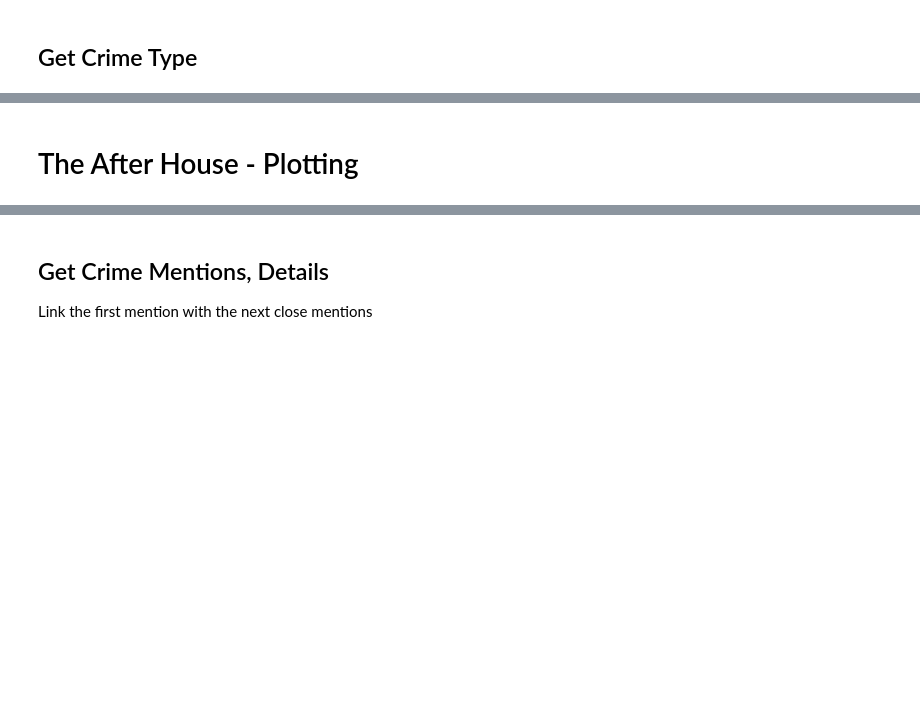
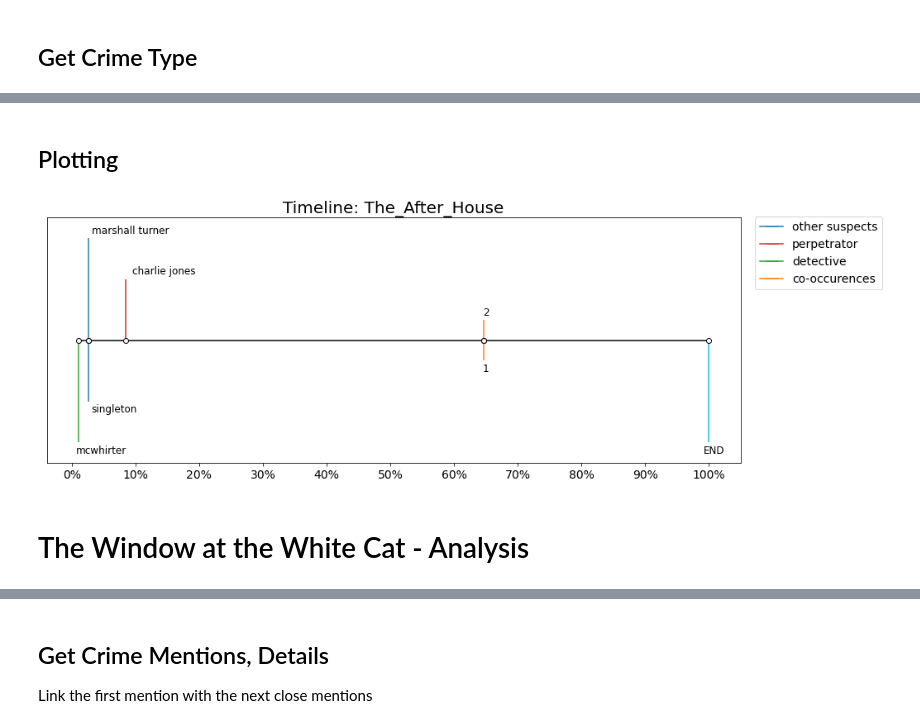
Before and after one commit to NLPaladins/rinehartAnalysis, a Jupyter notebook: main.ipynb, the cells around one changed output, grey strips where cells are left out. Drawn from its saved outputs; the diff is of its cells as text; code cells hidden in the pictures; blank space fills up the shorter version.

```diff
--- a/main.ipynb
+++ b/main.ipynb
@@ -312,9 +382,14 @@ pl.make_timeline(book, locs, labels, colors)
 # %% [markdown]
 # The After House - Analysis
 # %%
+# Load the configuration
+conf = Configuration(config_src=config_path)
+# Get the books dict
+books = conf.get_config('data_loader')['config']['books']
 title, metadata = list(books.items())[2]
+# Create ProcessedBook Object
 book = proc.ProcessedBook(title=title, metadata=metadata)
-
+logger.info(f"URL: {book.url}")
 other_suspects = []
 
 dets_perp = []
@@ -335,3 +425,10 @@ co_ocs = get_co_occurence(book, dets_perp, n_sents=2)
+# %%
+suspects, perp, dets, co_ocs, crime = extr.get_analysis_formats(metadata)
+# %%
+suspects = extr.get_earliest_chapter_sentence_from_name_lists(book, suspects, 3, first=True)
+perp = extr.get_earliest_chapter_sentence_from_name_lists(book, perp, 3, first=True)
+dets = extr.get_earliest_chapter_sentence_from_name_lists(book, dets, 3, first=True)
+co_ocs = extr.get_co_occurence(book, co_ocs, n_sents=2)
 # %% [markdown]
 ## Get Crime Mentions, Details
 Link the first mention with the next close mentions
@@ -394,3 +513,11 @@ logger.info(f"\n{first_crime_details}")
 # %% [markdown]
-# The After House - Plotting
+## Plotting
+# %%
+locs, labels, colors = pl.create_locs_labels(book, suspects, perp, dets, co_ocs, crime)
+# %%
+pl.make_timeline(book, locs, labels, colors, title)
+# %% [output]
+[figure, added]
+# %% [markdown]
+# The Window at the White Cat - Analysis
 # %%
```
Also changed, not shown: parts of 54 cells of this notebook.
